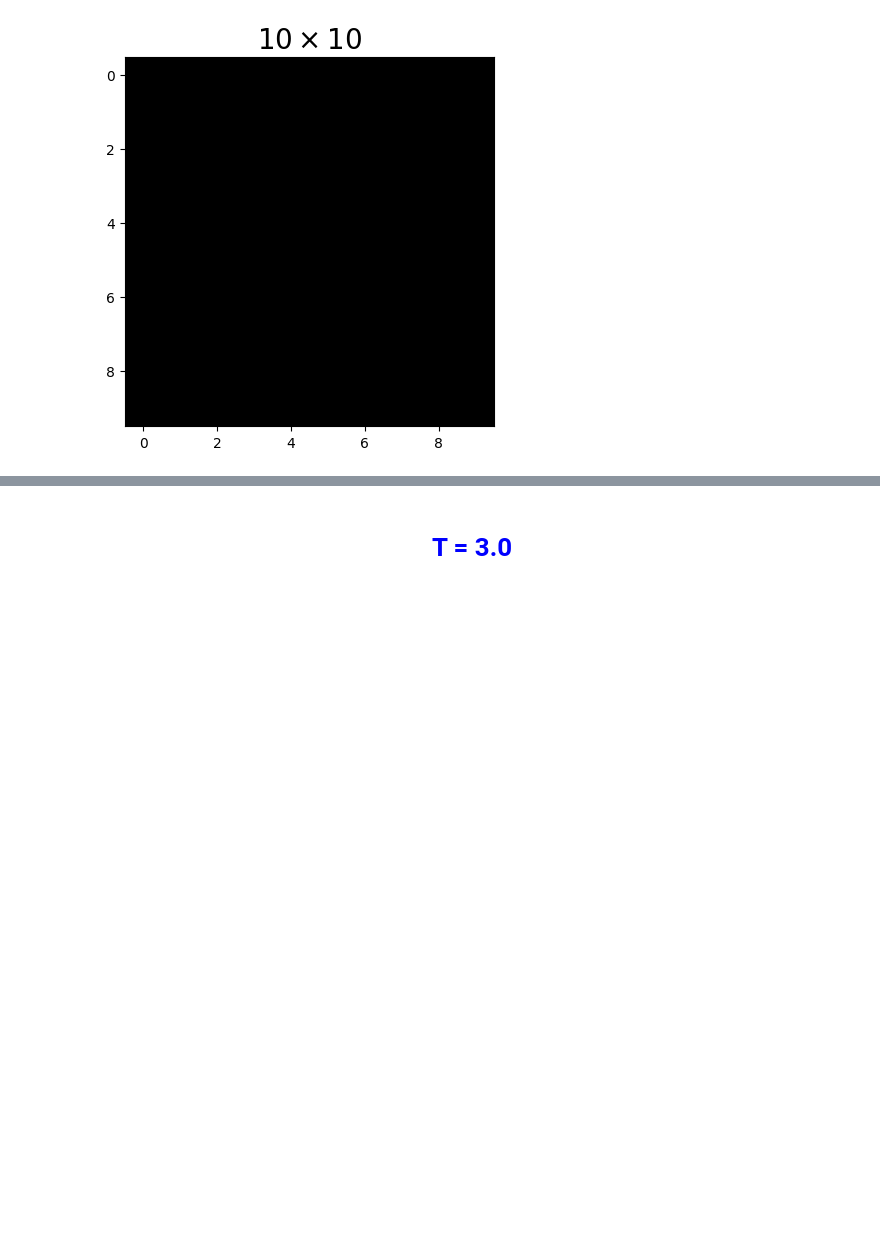
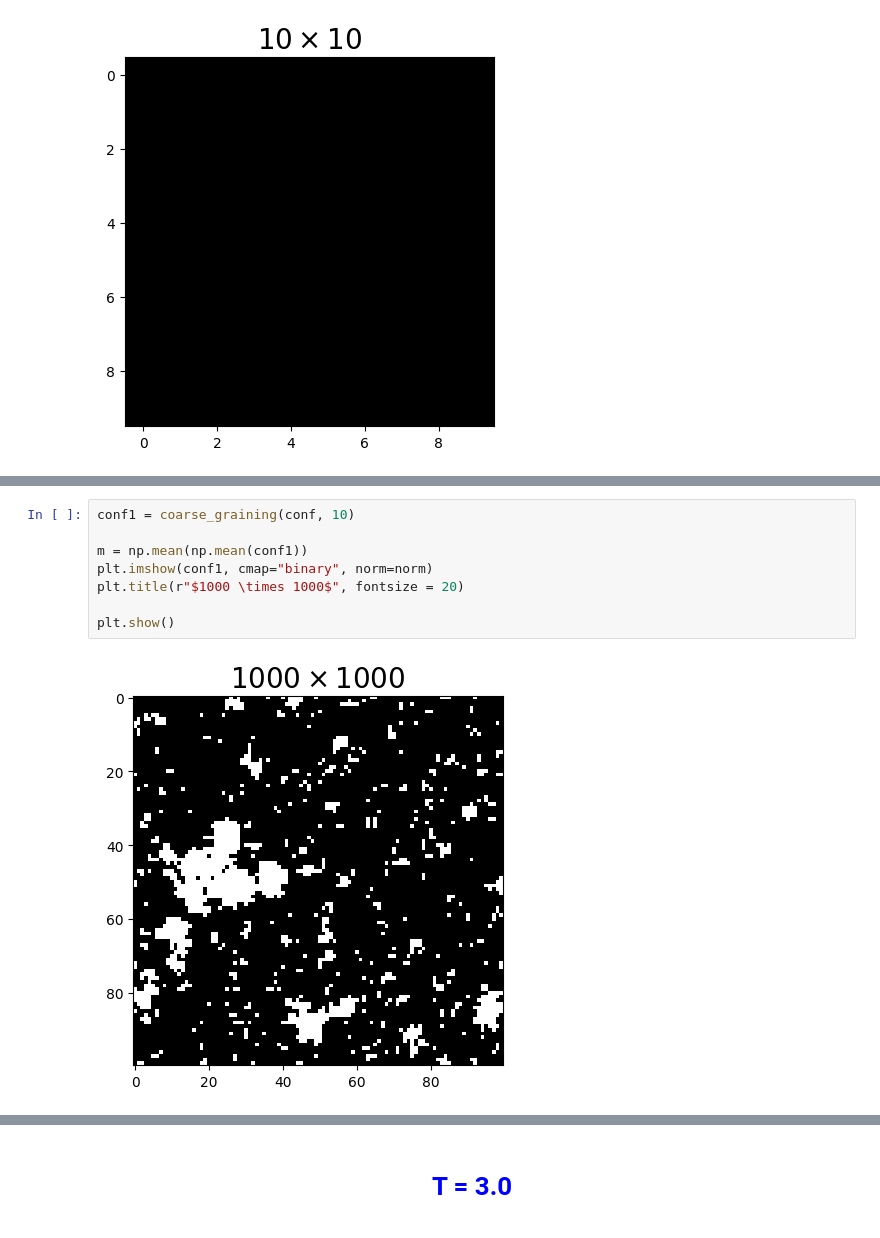
Before and after one commit to Negrini085/Simulazione-di-Materia-Condensata, a Jupyter notebook: Approfondimento/Ising2D/analisi/coarseGraining.ipynb, the cells around one changed output, grey strips where cells are left out. Drawn from its saved outputs; the diff is of its cells as text; blank space fills up the shorter version.

```diff
--- a/Approfondimento/Ising2D/analisi/coarseGraining.ipynb
+++ b/Approfondimento/Ising2D/analisi/coarseGraining.ipynb
@@ -84,0 +121,10 @@ plt.show()
+# %%
+conf1 = coarse_graining(conf, 10)
+
+m = np.mean(np.mean(conf1))
+plt.imshow(conf1, cmap="binary", norm=norm)
+plt.title(r"$1000 \times 1000$", fontsize = 20)
+
+plt.show()
+# %% [output]
+[figure, added]
```
Also changed, not shown: parts of 17 cells of this notebook, 26 other files.
